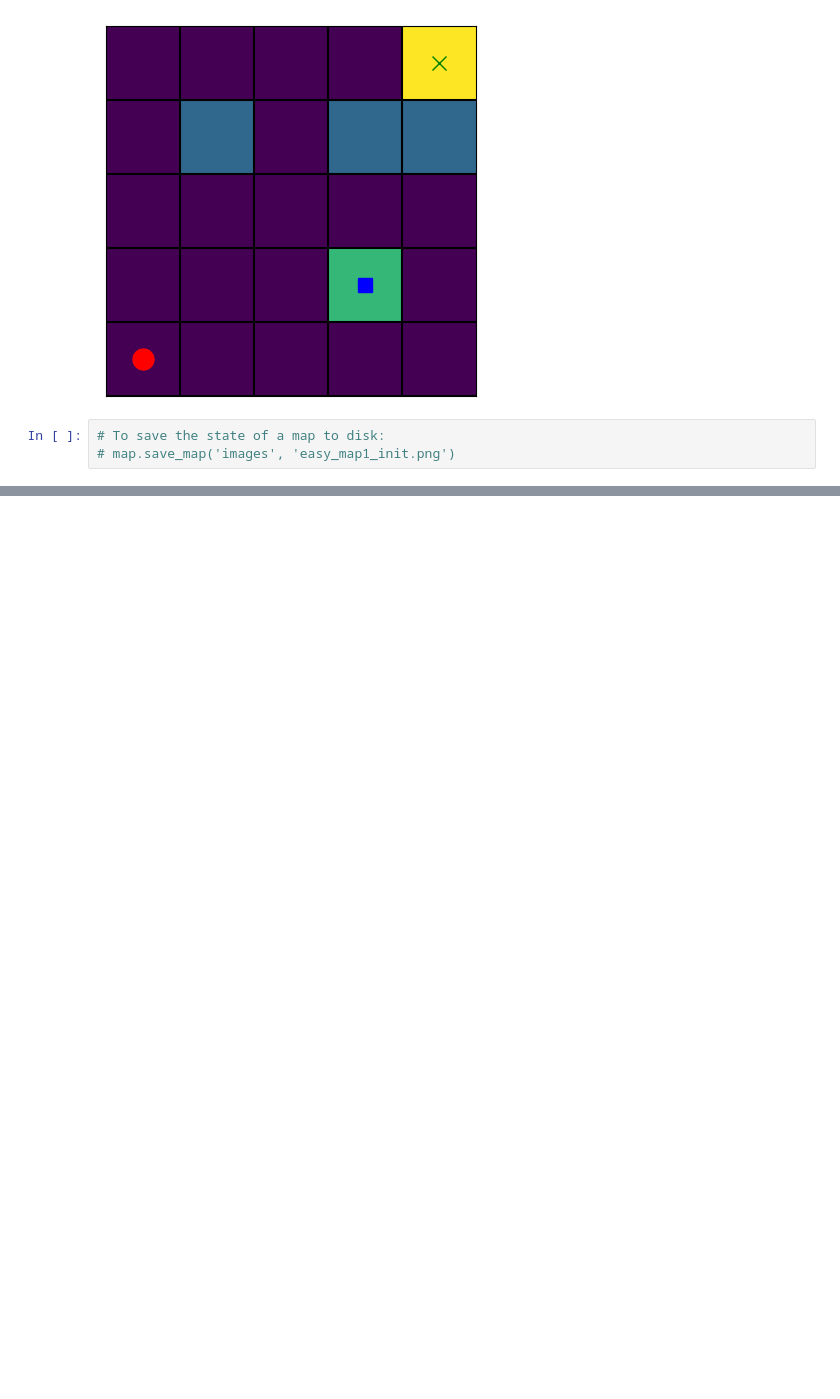
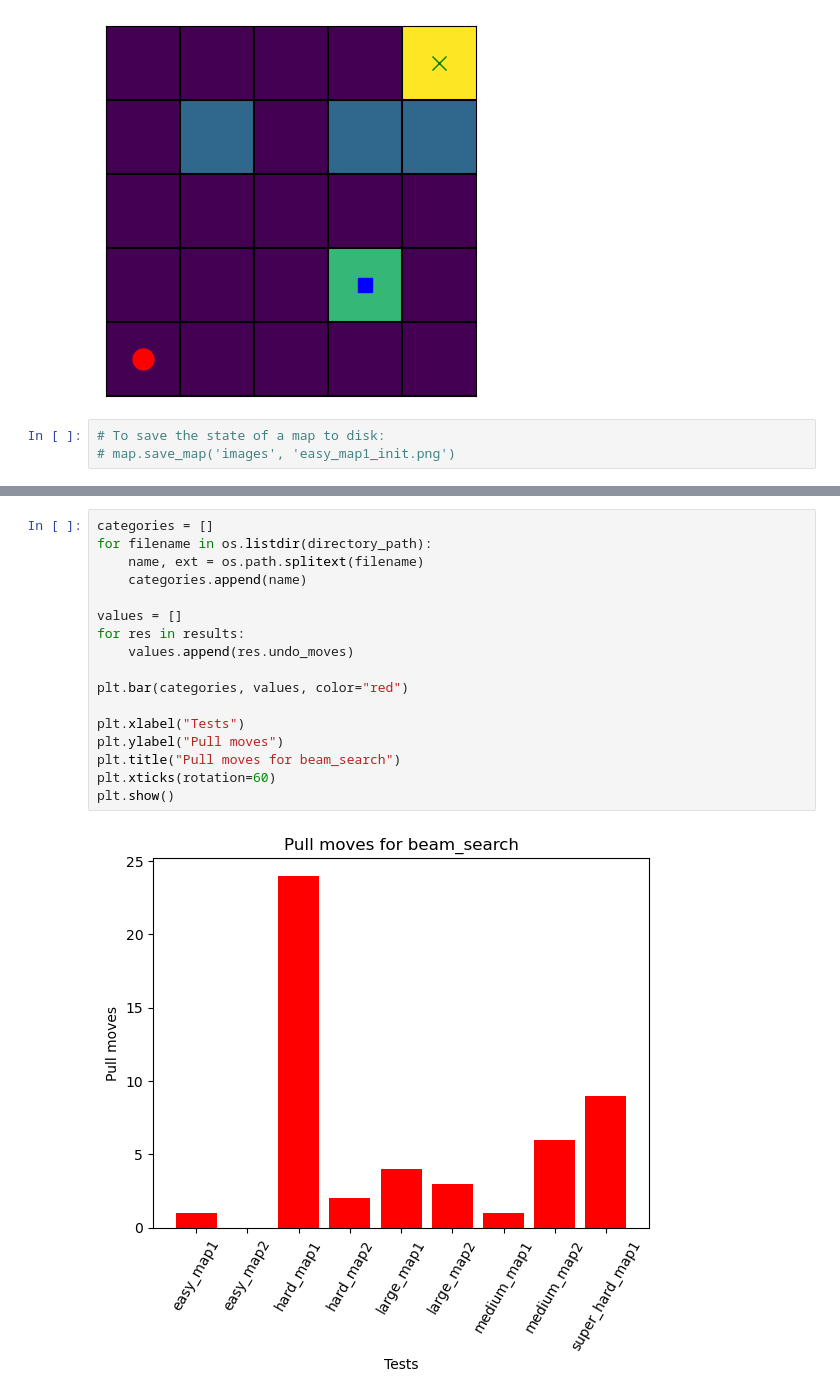
Before and after one commit to marinaoprea/IA_Tema1, a Jupyter notebook: main.ipynb, the cells around one changed output, grey strips where cells are left out. Drawn from its saved outputs; the diff is of its cells as text; blank space fills up the shorter version.

```diff
--- a/main.ipynb
+++ b/main.ipynb
@@ -116,0 +118,19 @@ NameError: name 'results' is not defined
+# %%
+categories = []
+for filename in os.listdir(directory_path):
+    name, ext = os.path.splitext(filename)
+    categories.append(name)
+
+values = []
+for res in results:
+    values.append(res.undo_moves)
+
+plt.bar(categories, values, color="red")
+
+plt.xlabel("Tests")
+plt.ylabel("Pull moves")
+plt.title("Pull moves for beam_search")
+plt.xticks(rotation=60)
+plt.show()
+# %% [output]
+[figure, added]
```
Also changed, not shown: parts of 2 cells of this notebook, 2 other files.
